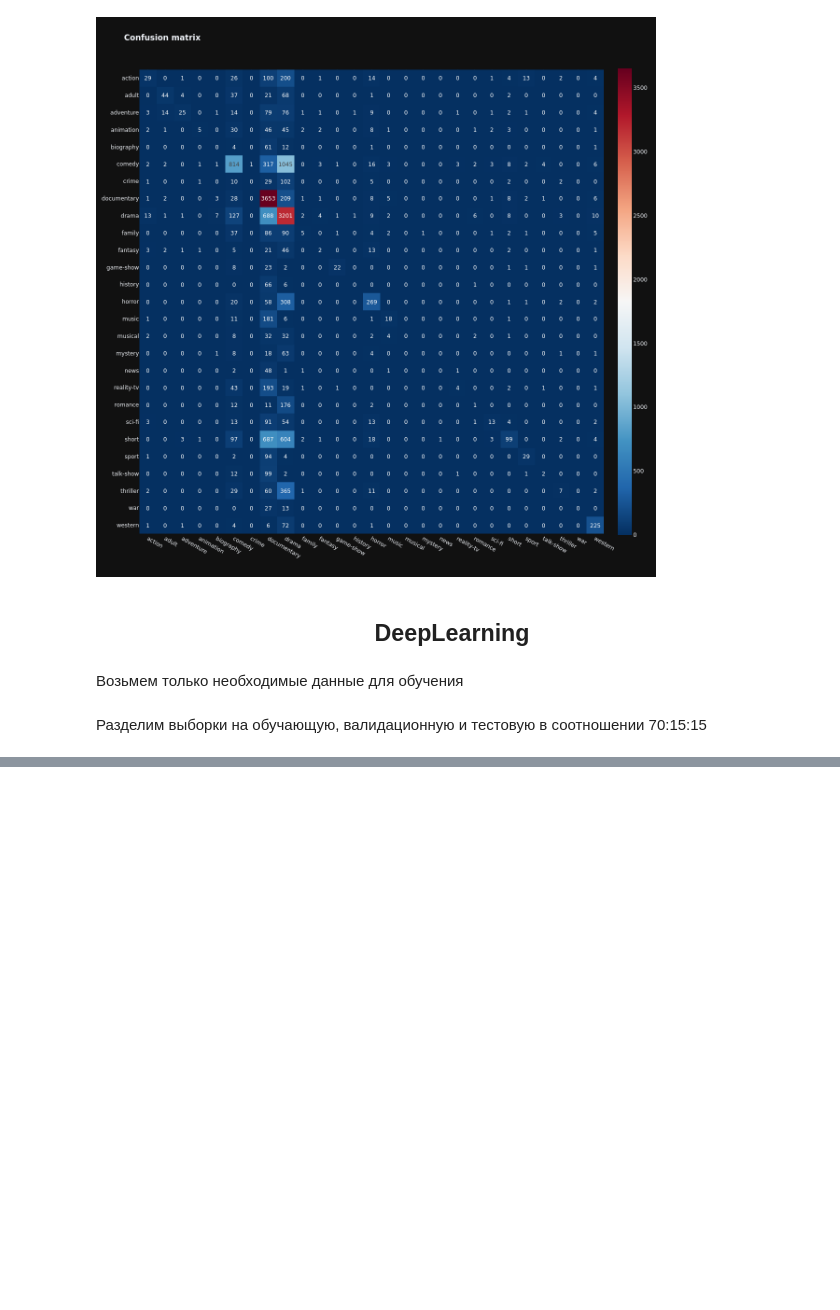
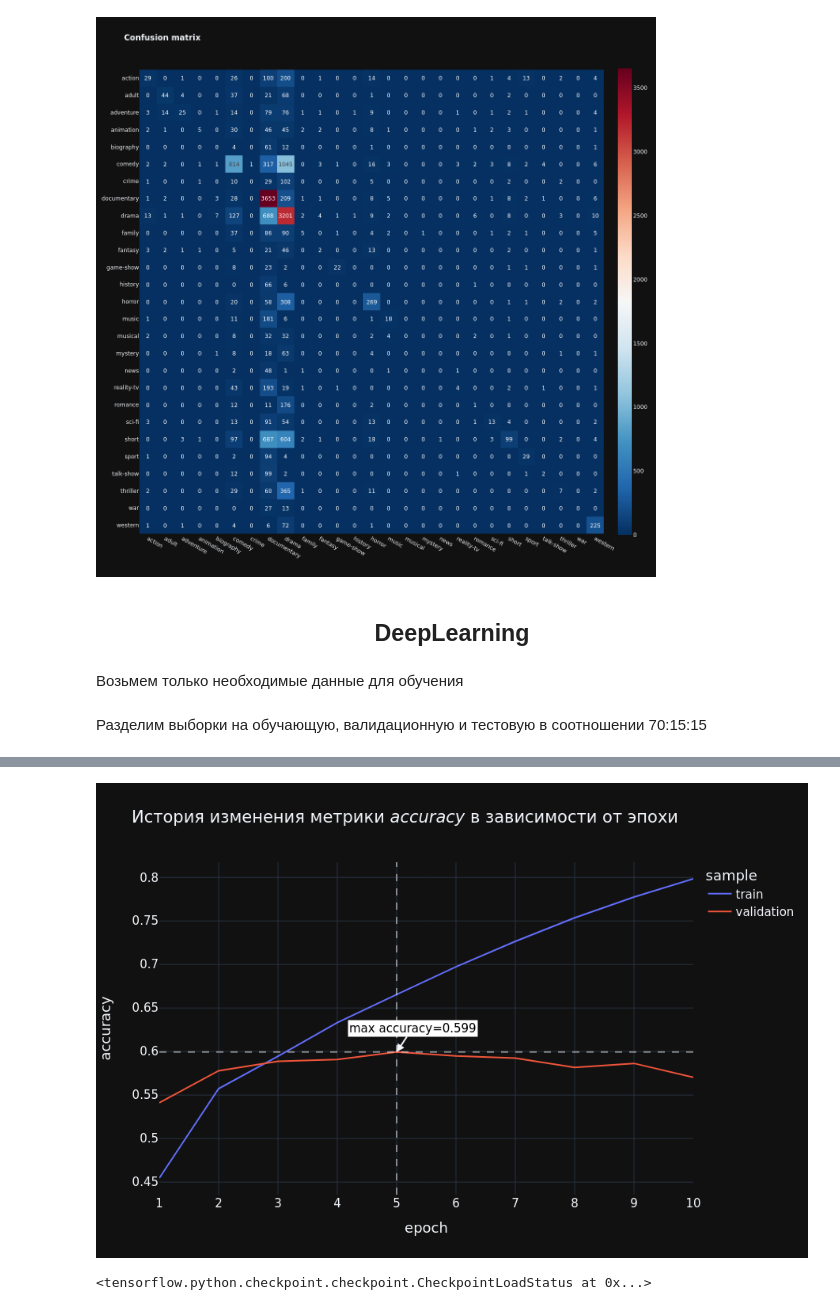
Before and after one commit to ScReameer/Movie-genre-classification, a Jupyter notebook: notebook/Movie genre classification.ipynb, the cells around one changed output, grey strips where cells are left out. Cells and saved outputs as stored; diff of their text form; code cells hidden in the pictures; blank space fills up the shorter version.

```diff
--- a/notebook/Movie genre classification.ipynb
+++ b/notebook/Movie genre classification.ipynb
@@ -633,0 +648,36 @@ KeyboardInterrupt:
+# %%
+px.line(
+    data_frame=loss_metrics_df,
+    x='epoch',
+    y='accuracy',
+    color='sample',
+    width=900,
+    height=600,
+    title='История изменения метрики <i>accuracy</i> в зависимости от эпохи'
+).update_layout(
+    font=dict(size=15)
+).add_vline(
+    x=best_epoch,
+    line_dash='dash',
+    opacity=0.5
+).add_hline(
+    y=max_accuracy,
+    line_dash='dash',
+    opacity=0.5
+).add_annotation(
+    x=best_epoch,
+    y=max_accuracy,
+    text=f'max accuracy={max_accuracy:.3f}',
+    arrowwidth=2,
+    ax=20,
+    arrowhead=2,
+    bgcolor='white',
+    font_color='black',
+    ay=-30
+).show()
+# %% [output]
+[figure, added]
+# %%
+model.load_weights(checkpoint_filepath)
+# %% [output]
+<tensorflow.python.checkpoint.checkpoint.CheckpointLoadStatus at 0x...>
```
Also changed, not shown: parts of 31 cells of this notebook, 1 other file.
